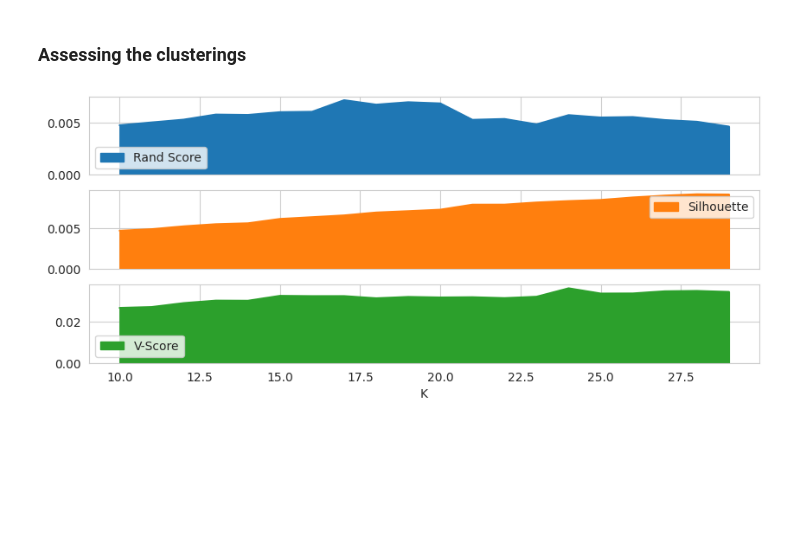
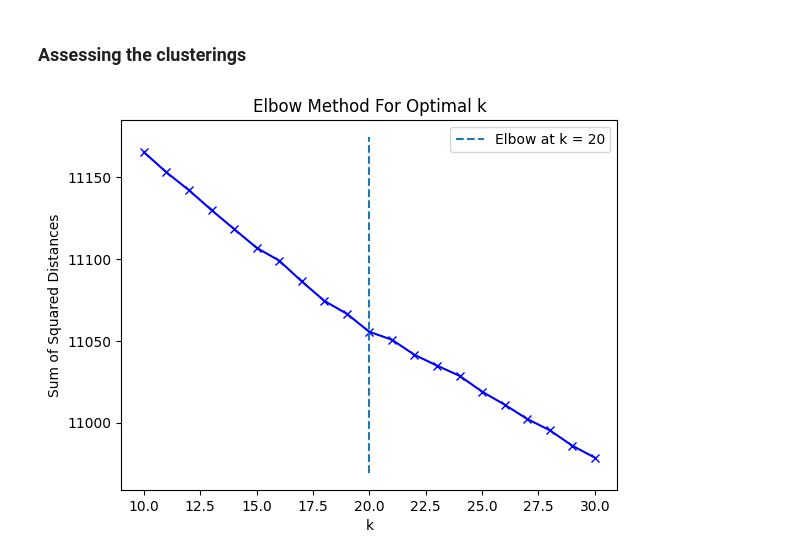
Before and after one commit to ipavlopoulos/greek-proverb-atlas, a Jupyter notebook: clustering.ipynb, the cells around one changed output. Drawn from its saved outputs; the diff is of its cells as text; code cells hidden in the pictures; blank space fills up the shorter version.

Commit message:
add more clustering evaluation

```diff
--- a/clustering.ipynb
+++ b/clustering.ipynb
@@ -24,7 +76,11 @@ X = vect.fit_transform(proverbs.text.values)
 # %%
 from sklearn.cluster import KMeans
-from tqdm.notebook import tqdm
-kappas, scores = list(range(10, 30)), []
+kappas = list(range(10, 30+1))
 models = {}
-for k in tqdm(kappas):
-    models[k] = KMeans(n_clusters=k, random_state=2023, n_init='auto').fit(X)
+for k in kappas:
+    print(f'{k} clusters')
+    fit_and_evaluate(KMeans(n_clusters=k, n_init='auto'),
+                     X,
+                     proverbs.area,
+                     name=f"KMeans({k})")
+    print()
@@ -42,5 +107,17 @@ evals = pd.DataFrame({'K': kappas, 'Rand Score':ars, 'Silhouette':sil, "V-Score"
-# %%
-sns.set_style('whitegrid')
-ax = evals.plot.area(x='K', figsize=(10,4), subplots=True);
-# %% [output]
-[figure, removed]
+# %%
+from kneed import KneeLocator
+
+squared_distances = [ evaluation['Inertia'] for evaluation in evaluations ]
+kl = KneeLocator(kappas, squared_distances, curve="convex",
+                 direction="decreasing")
+# %%
+plt.plot(kappas, squared_distances, 'bx-')
+plt.vlines(kl.elbow, plt.ylim()[0], plt.ylim()[1], linestyles='dashed',
+           label='Elbow at k = %d' % kl.elbow)
+plt.xlabel('k')
+plt.ylabel('Sum of Squared Distances')
+plt.title('Elbow Method For Optimal k')
+plt.legend()
+plt.show()
+# %% [output]
+[figure, added]
```
Also changed, not shown: parts of 7 cells of this notebook.
